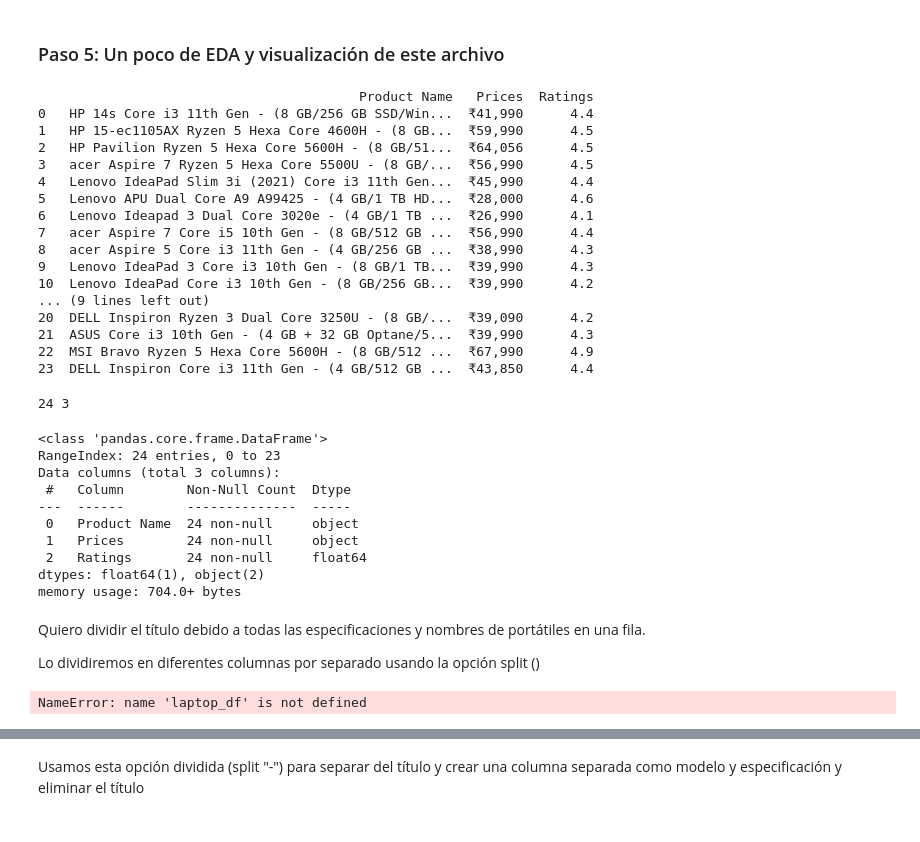
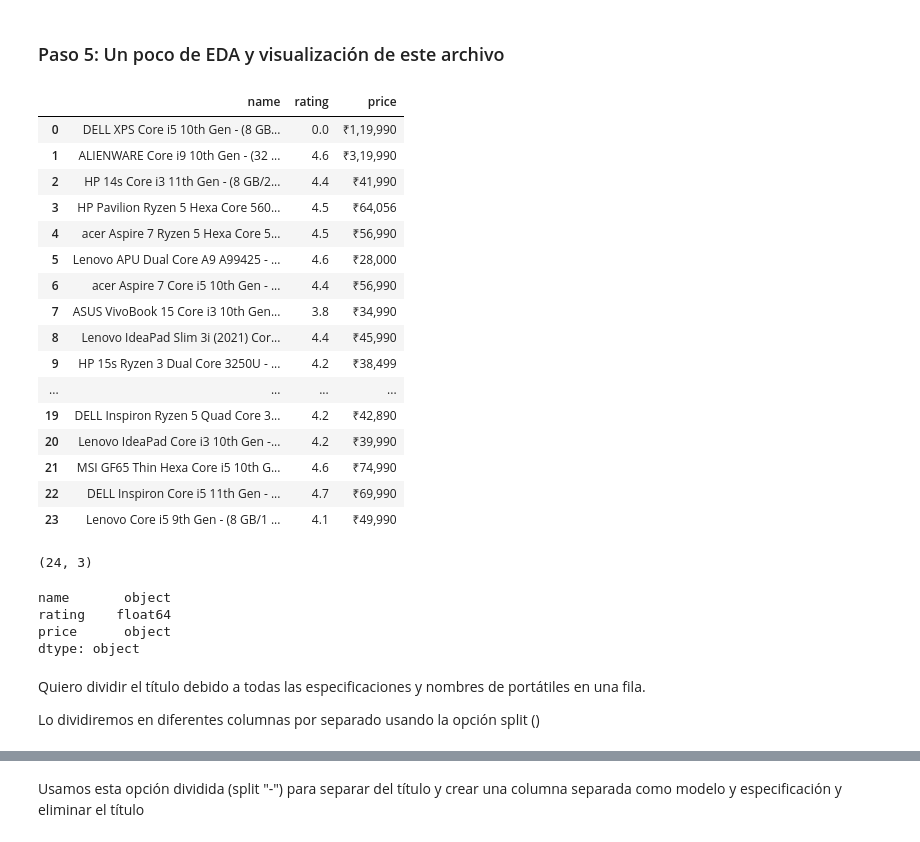
Before and after one commit to Raul5412/Machine_Learning, a Jupyter notebook: Tema_2_AnalisisEstadistico/practices/Practica_Scrap_EDAWoAns.ipynb, the cells around one changed output, grey strips where cells are left out. Saved outputs shown, nothing was run; the diff lists cells and outputs as text; code cells hidden in the pictures.

```diff
--- a/Tema_2_AnalisisEstadistico/practices/Practica_Scrap_EDAWoAns.ipynb
+++ b/Tema_2_AnalisisEstadistico/practices/Practica_Scrap_EDAWoAns.ipynb
@@ -154,53 +184,38 @@ df.to_csv('products.csv', index=True, encoding='utf-8')
 # %% [markdown]
 ### Paso 5: Un poco de EDA y visualización de este archivo
 # %%
-df = pd.read_csv("zitate.csv", sep=None, thousands=',', engine='python')
-print(df)
+df = pd.read_csv("datos_compus.csv", sep=None, thousands=',', engine='python')
+df
 # %% [output]
-                                         Product Name   Prices  Ratings
-0   HP 14s Core i3 11th Gen - (8 GB/256 GB SSD/Win...  ₹41,990      4.4
-1   HP 15-ec1105AX Ryzen 5 Hexa Core 4600H - (8 GB...  ₹59,990      4.5
-2   HP Pavilion Ryzen 5 Hexa Core 5600H - (8 GB/51...  ₹64,056      4.5
-3   acer Aspire 7 Ryzen 5 Hexa Core 5500U - (8 GB/...  ₹56,990      4.5
-4   Lenovo IdeaPad Slim 3i (2021) Core i3 11th Gen...  ₹45,990      4.4
-5   Lenovo APU Dual Core A9 A99425 - (4 GB/1 TB HD...  ₹28,000      4.6
-6   Lenovo Ideapad 3 Dual Core 3020e - (4 GB/1 TB ...  ₹26,990      4.1
-7   acer Aspire 7 Core i5 10th Gen - (8 GB/512 GB ...  ₹56,990      4.4
-8   acer Aspire 5 Core i3 11th Gen - (4 GB/256 GB ...  ₹38,990      4.3
-9   Lenovo IdeaPad 3 Core i3 10th Gen - (8 GB/1 TB...  ₹39,990      4.3
-10  Lenovo IdeaPad Core i3 10th Gen - (8 GB/256 GB...  ₹39,990      4.2
-... (9 lines left out)
-20  DELL Inspiron Ryzen 3 Dual Core 3250U - (8 GB/...  ₹39,090      4.2
-21  ASUS Core i3 10th Gen - (4 GB + 32 GB Optane/5...  ₹39,990      4.3
-22  MSI Bravo Ryzen 5 Hexa Core 5600H - (8 GB/512 ...  ₹67,990      4.9
-23  DELL Inspiron Core i3 11th Gen - (4 GB/512 GB ...  ₹43,850      4.4
+|  | name | rating | price |
+| 0 | DELL XPS Core i5 10th Gen - (8 GB... | 0.0 | ₹1,19,990 |
+| 1 | ALIENWARE Core i9 10th Gen - (32 ... | 4.6 | ₹3,19,990 |
+| 2 | HP 14s Core i3 11th Gen - (8 GB/2... | 4.4 | ₹41,990 |
+| 3 | HP Pavilion Ryzen 5 Hexa Core 560... | 4.5 | ₹64,056 |
+| 4 | acer Aspire 7 Ryzen 5 Hexa Core 5... | 4.5 | ₹56,990 |
+| 5 | Lenovo APU Dual Core A9 A99425 - ... | 4.6 | ₹28,000 |
+| 6 | acer Aspire 7 Core i5 10th Gen - ... | 4.4 | ₹56,990 |
+| 7 | ASUS VivoBook 15 Core i3 10th Gen... | 3.8 | ₹34,990 |
+| 8 | Lenovo IdeaPad Slim 3i (2021) Cor... | 4.4 | ₹45,990 |
+| 9 | HP 15s Ryzen 3 Dual Core 3250U - ... | 4.2 | ₹38,499 |
+| ... | ... | ... | ... |
+| 19 | DELL Inspiron Ryzen 5 Quad Core 3... | 4.2 | ₹42,890 |
+| 20 | Lenovo IdeaPad Core i3 10th Gen -... | 4.2 | ₹39,990 |
+| 21 | MSI GF65 Thin Hexa Core i5 10th G... | 4.6 | ₹74,990 |
+| 22 | DELL Inspiron Core i5 11th Gen - ... | 4.7 | ₹69,990 |
+| 23 | Lenovo Core i5 9th Gen - (8 GB/1 ... | 4.1 | ₹49,990 |
-# %%
-col_num = len(df)
-row_num = len(df.columns)
-print(col_num, row_num)
-# %% [output]
-24 3
 # %%
-df.info()
+df.shape
 # %% [output]
-<class 'pandas.core.frame.DataFrame'>
-RangeIndex: 24 entries, 0 to 23
-Data columns (total 3 columns):
- #   Column        Non-Null Count  Dtype
----  ------        --------------  -----
- 0   Product Name  24 non-null     object
- 1   Prices        24 non-null     object
- 2   Ratings       24 non-null     float64
-dtypes: float64(1), object(2)
-memory usage: 704.0+ bytes
+(24, 3)
+# %%
+df.dtypes
+# %% [output]
+name       object
+rating    float64
+price      object
+dtype: object
 # %% [markdown]
 Quiero dividir el título debido a todas las especificaciones y nombres de portátiles en una fila.
 
 Lo dividiremos en diferentes columnas por separado usando la opción split ()
-# %%
-#FALTA 2
-laptop_df['model'], laptop_df['spec'] = laptop_df['title'].str.split('-', 1).str
-del laptop_df['title']
-laptop_df.head()
-# %% [output]
-NameError: name 'laptop_df' is not defined
```
Also changed, not shown: parts of 21 cells of this notebook, 5 other files.
